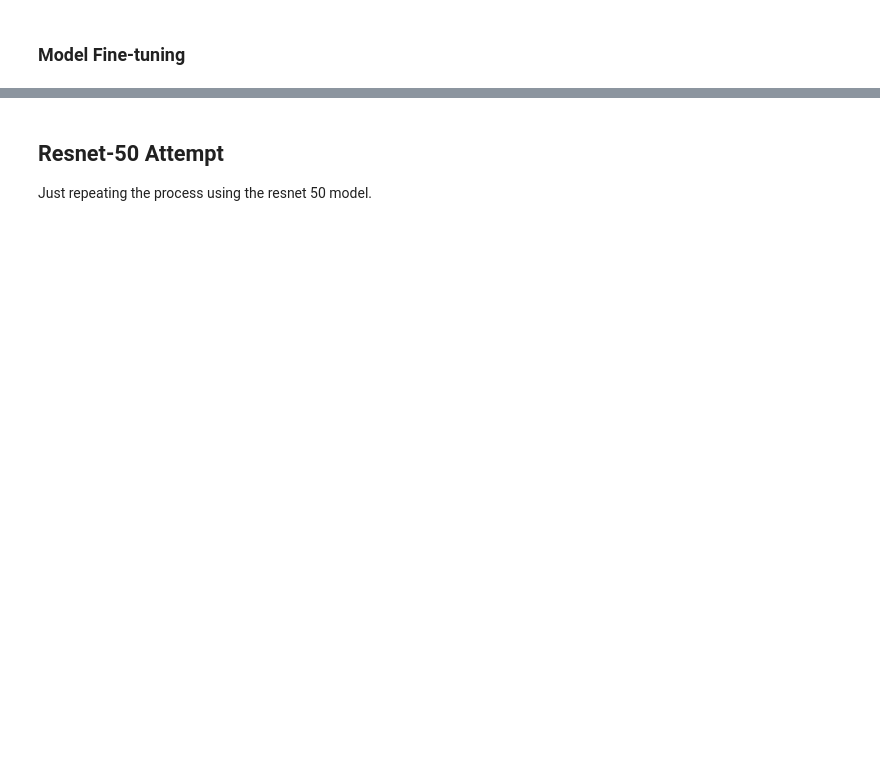
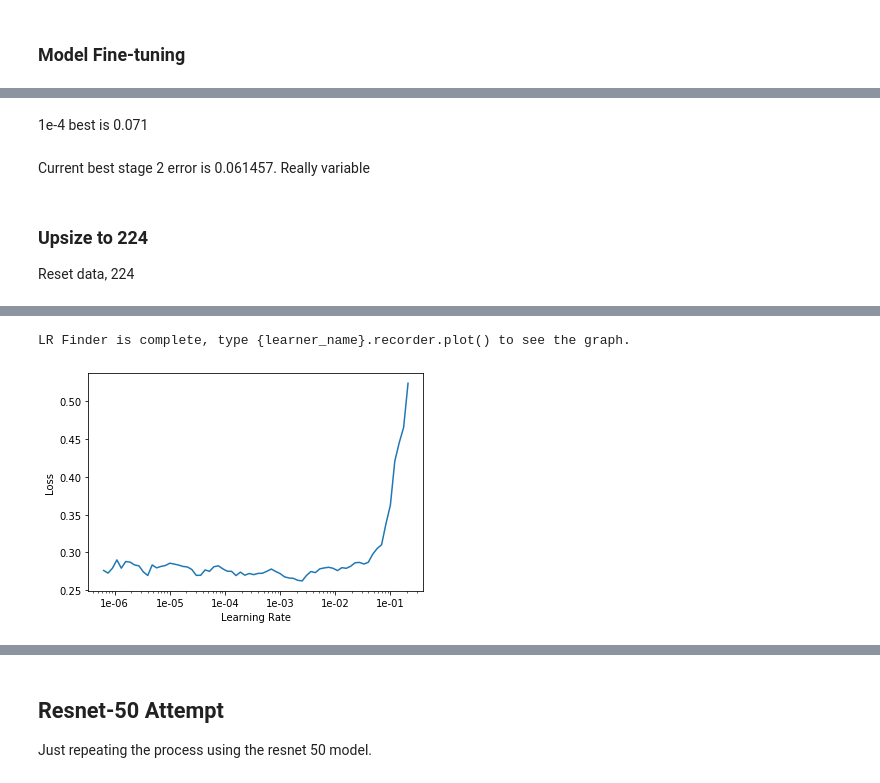
Before and after one commit to UndergraduateArtificialIntelligenceClub/skin_cancer, a Jupyter notebook: model_trainer_fastai_tuned.ipynb, the cells around one changed output, grey strips where cells are left out. Saved outputs shown, nothing was run; the diff lists cells and outputs as text; code cells hidden in the pictures; blank space fills up the shorter version.

```diff
--- a/model_trainer_fastai_tuned.ipynb
+++ b/model_trainer_fastai_tuned.ipynb
@@ -102,0 +118,4 @@ LR Finder is complete, type {learner_name}.recorder.plot() to see the graph.
+# %% [markdown]
+1e-4 best is 0.071
+# %% [markdown]
+Current best stage 2 error is 0.061457. Really variable
@@ -102,0 +124,3 @@ LR Finder is complete, type {learner_name}.recorder.plot() to see the graph.
+# %% [markdown]
+### Upsize to 224
+Reset data, 224
@@ -102,0 +135,4 @@ LR Finder is complete, type {learner_name}.recorder.plot() to see the graph.
+# %%
+learn.lr_find()
+learn.recorder.plot()
+# %% [output]
@@ -102,0 +140,2 @@ LR Finder is complete, type {learner_name}.recorder.plot() to see the graph.
+LR Finder is complete, type {learner_name}.recorder.plot() to see the graph.
+[figure, added]
```
Also changed, not shown: parts of 37 cells of this notebook, 2 other files.
